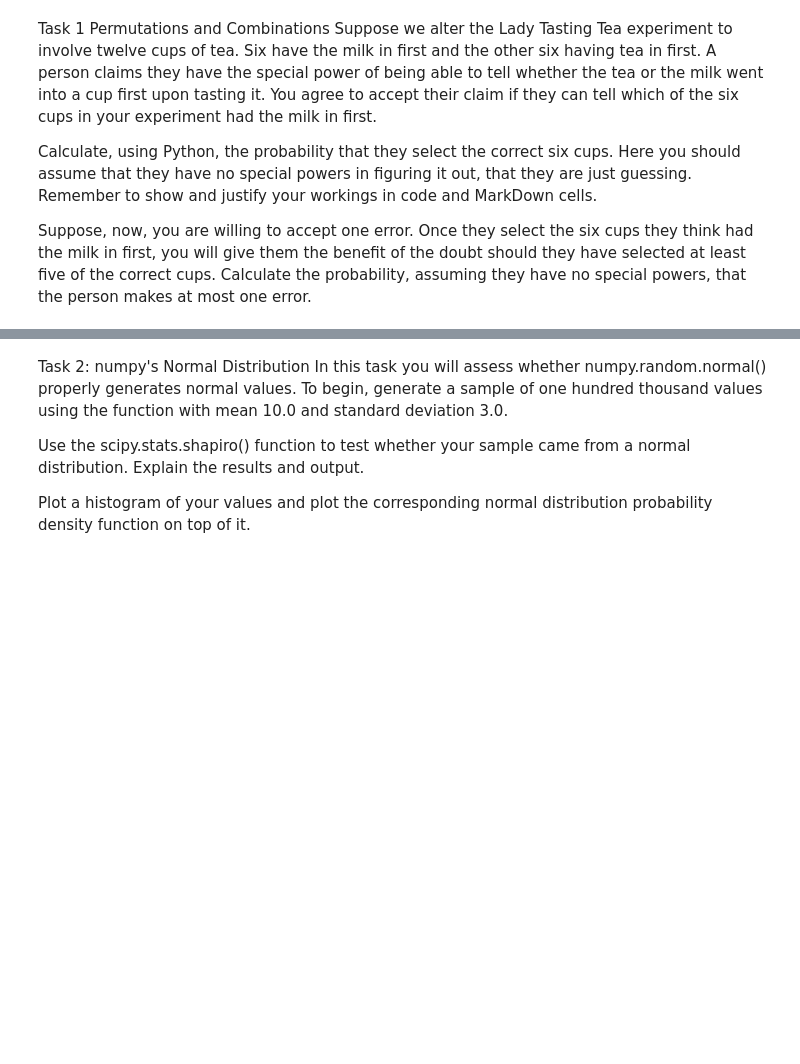
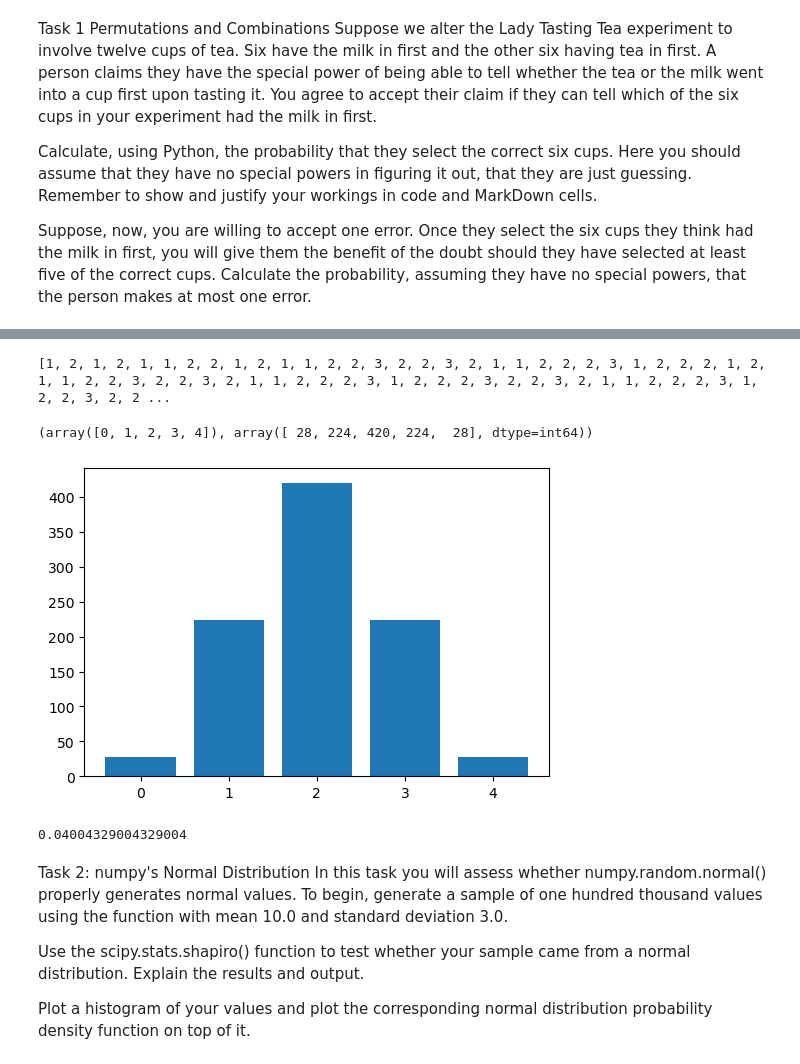
Before and after one commit to dectan/applied_statistics, a Jupyter notebook: tasks.ipynb, the cells around one changed output, grey strips where cells are left out. Drawn from its saved outputs; the diff is of its cells as text; code cells hidden in the pictures; blank space fills up the shorter version.

```diff
--- a/tasks.ipynb
+++ b/tasks.ipynb
@@ -39,0 +35,3 @@ prob1
+# %%
+combs = list(itertools.combinations(labels, no_cups_milk_first))
+combs
@@ -39,0 +61,10 @@ prob1
+# %%
+
+import random
+labels_milk = random.sample(labels, 4)
+
+# Sort, inplace.
+labels_milk.sort()
+
+# Show.
+labels_milk
@@ -39,0 +77,16 @@ prob1
+# %%
+# Calculate the overlap between each element of combs and labels_milk.
+
+no_overlaps = []
+
+for comb in combs:
+  # Turn comb into a set.
+  s1 = set(comb)
+  # Turn labels_milk into a set.
+  s2 = set(labels_milk)
+  # Figure out where they overlap.
+  overlap = s1.intersection(s2)
+  # Show the combination and the overlap.
+  print(comb, overlap, len(overlap))
+  # Append overlap to no_overlaps.
+  no_overlaps.append(len(overlap))
@@ -40,3 +111,48 @@ prob1
+# %%
+# Show the overlaps.
+print(no_overlaps)
+# %% [output]
+[1, 2, 1, 2, 1, 1, 2, 2, 1, 2, 1, 1, 2, 2, 3, 2, 2, 3, 2, 1, 1, 2, 2, 2, 3, 1, 2, 2, 2, 1, 2, 1, 1, 2, 2, 3, 2, 2, 3, 2, 1, 1, 2, 2, 2, 3, 1, 2, 2, 2, 3, 2, 2, 3, 2, 1, 1, 2, 2, 2, 3, 1, 2, 2, 3, 2, 2 ...
+# %%
+# Count the number of times each overlap occurs.
+counts = np.unique(no_overlaps, return_counts=True)
+
+# Show.
+counts
+# %% [output]
+(array([0, 1, 2, 3, 4]), array([ 28, 224, 420, 224,  28], dtype=int64))
+# %%
+# Create a figure.
+fig, ax = plt.subplots(figsize=(6, 4))
+
+# Bar chart.
+ax.bar(counts[0], counts[1]);
+# %% [output]
+[figure, added]
+# %%
+
+
+# Total number of cups
+no_cups = 12
+
+# Number of cups with milk in first
+no_cups_milk_first = 6
+
+# Calculate the total number of ways to choose 6 cups out of 12
+total_ways = math.comb(no_cups, no_cups_milk_first)
+
+# Calculate the number of ways to choose the correct 6 cups
+correct_ways = 1
+
+# Calculate the number of ways to choose exactly 5 correct cups and 1 incorrect cup
+ways_5_correct_1_incorrect = comb(no_cups_milk_first, 5) * comb(no_cups - no_cups_milk_first, 1)
+
+# Probability of selecting at least 5 correct cups (0 or 1 error)
+probability_at_most_1_error = (correct_ways + ways_5_correct_1_incorrect) / total_ways
+
+probability_at_most_1_error
+# %% [output]
+0.04004329004329004
 # %% [markdown]
 Task 2: numpy's Normal Distribution
 In this task you will assess whether numpy.random.normal() properly generates normal values. To begin, generate a sample of one hundred thousand values using the function with mean 10.0 and standard deviation 3.0.
```
Also changed, not shown: parts of 17 cells of this notebook, 1 other file.
